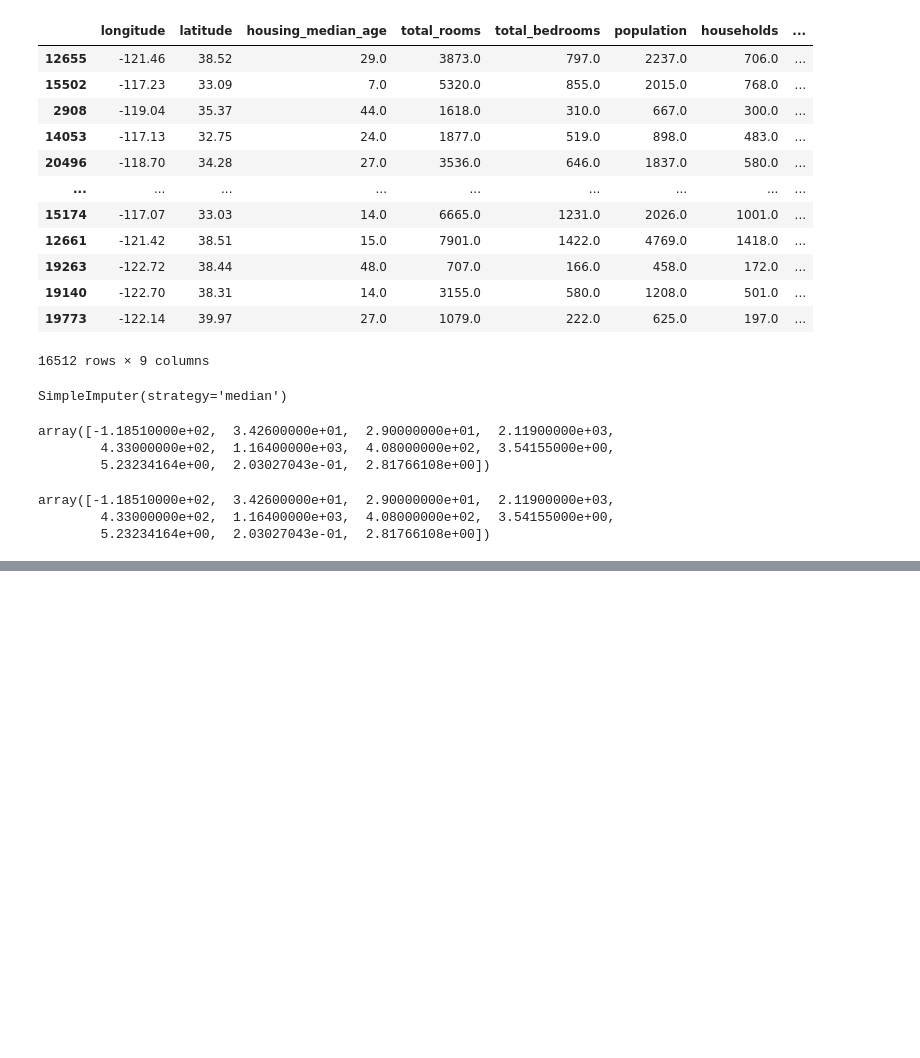
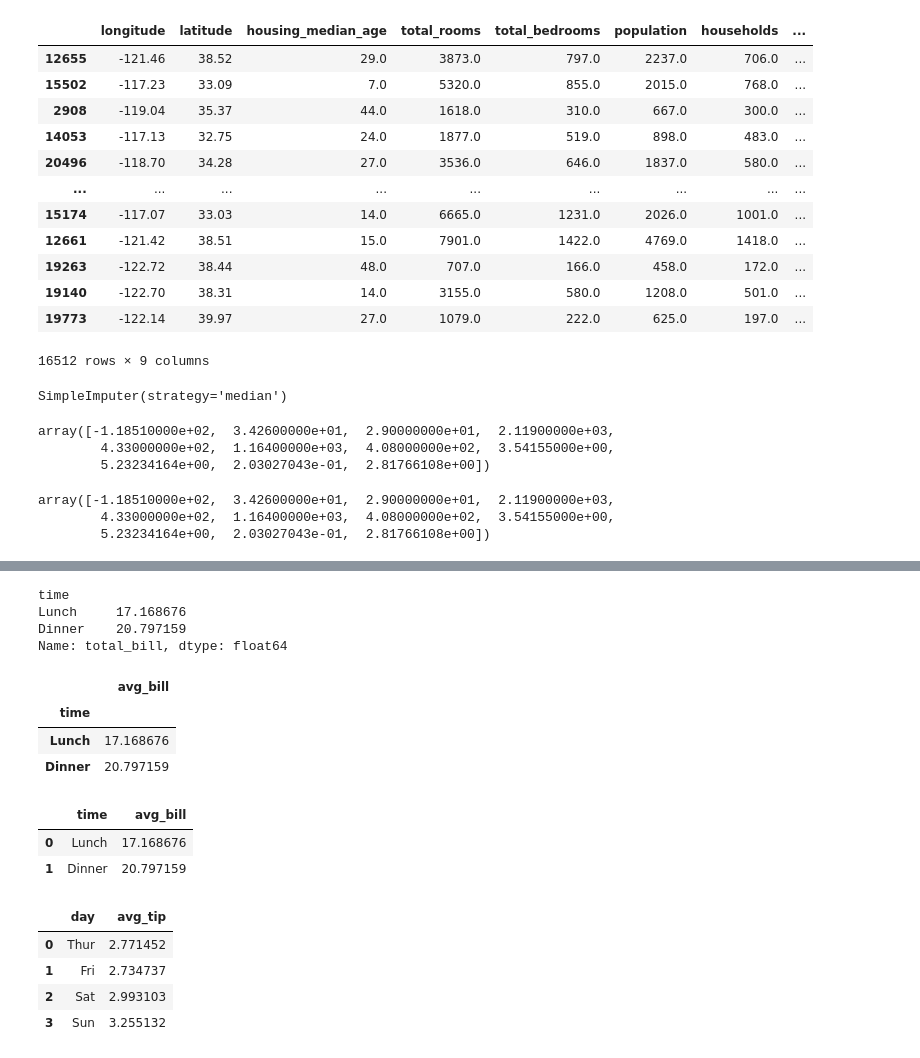
Before and after one commit to Abhisingh980/dataVisualization, a Jupyter notebook: deepnote/learning_pyhton_library/practice on ml.ipynb, the cells around one changed output, grey strips where cells are left out. Drawn from its saved outputs; the diff is of its cells as text; code cells hidden in the pictures; blank space fills up the shorter version.

```diff
--- a/deepnote/learning_pyhton_library/practice on ml.ipynb
+++ b/deepnote/learning_pyhton_library/practice on ml.ipynb
@@ -104,3 +119,31 @@ array([-1.18510000e+02,  3.42600000e+01,  2.90000000e+01,  2.11900000e+03,
+# %%
+df.groupby('time')['total_bill'].mean()
+# %% [output]
+time
+Lunch     17.168676
+Dinner    20.797159
+Name: total_bill, dtype: float64
+# %%
+df.groupby('time')['total_bill'].mean().to_frame('avg_bill')
+# %% [output]
+|  | avg_bill |
+| time |  |
+| Lunch | 17.168676 |
+| Dinner | 20.797159 |
+# %%
+df.groupby('time')['total_bill'].mean().to_frame('avg_bill').reset_index()
+# %% [output]
+|  | time | avg_bill |
+| 0 | Lunch | 17.168676 |
+| 1 | Dinner | 20.797159 |
+# %%
+df.groupby('day')['tip'].mean().to_frame('avg_tip').reset_index()
+# %% [output]
+|  | day | avg_tip |
+| 0 | Thur | 2.771452 |
+| 1 | Fri | 2.734737 |
+| 2 | Sat | 2.993103 |
+| 3 | Sun | 3.255132 |
 # %% [markdown]
 <a style='text-decoration:none;line-height:16px;display:flex;color:#5B5B62;padding:10px;justify-content:end;' href='https://deepnote.com?utm_source=created-in-deepnote-cell&projectId=3128c5e9-85ba-4136-aeb8-73f1853178e0' target="_blank">
 <img alt='Created in deepnote.com' style='display:inline;max-height:16px;margin:0px;margin-right:7.5px;' src='embedded-picture-1' > </img>
```
Also changed, not shown: parts of 4 cells of this notebook, 4 other files.
